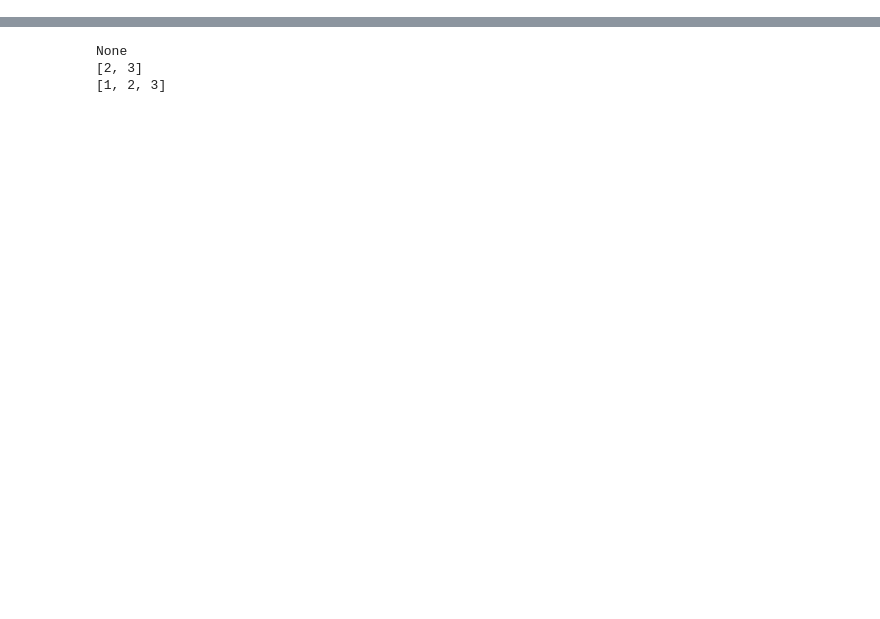
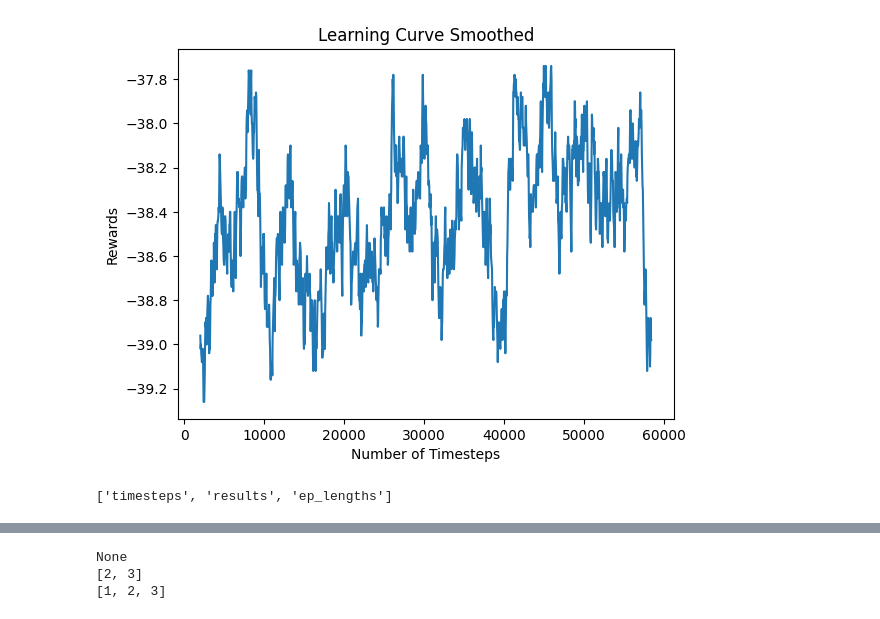
Before and after one commit to Farid-Najar/TransportersDilemma, a Jupyter notebook: RL/notebook.ipynb, the cells around one changed output, grey strips where cells are left out. Saved outputs shown, nothing was run; the diff lists cells and outputs as text; code cells hidden in the pictures; blank space fills up the shorter version.

```diff
--- a/RL/notebook.ipynb
+++ b/RL/notebook.ipynb
@@ -15,0 +6,30 @@ FileNotFoundError: [Errno 2] No such file or directory: 'assignment.py'
+# %%
+def moving_average(values, window):
+    """
+    Smooth values by doing a moving average
+    :param values: (numpy array)
+    :param window: (int)
+    :return: (numpy array)
+    """
+    weights = np.repeat(1.0, window) / window
+    return np.convolve(values, weights, "valid")
+
+
+def plot_results(log_folder, title="Learning Curve"):
+    """
+    plot the results
+
+    :param log_folder: (str) the save location of the results to plot
+    :param title: (str) the title of the task to plot
+    """
+    x, y = ts2xy(load_results(log_folder), "timesteps")
+    y = moving_average(y, window=50)
+    # Truncate x
+    x = x[len(x) - len(y) :]
+
+    fig = plt.figure(title)
+    plt.plot(x, y)
+    plt.xlabel("Number of Timesteps")
+    plt.ylabel("Rewards")
+    plt.title(title + " Smoothed")
+    plt.show()
@@ -15,0 +44,4 @@ FileNotFoundError: [Errno 2] No such file or directory: 'assignment.py'
+# %%
+plot_results(log_dir)
+# %% [output]
+[figure, added]
@@ -15,0 +51,4 @@ FileNotFoundError: [Errno 2] No such file or directory: 'assignment.py'
+# %%
+evals.files
+# %% [output]
+['timesteps', 'results', 'ep_lengths']
```
Also changed, not shown: parts of 15 cells of this notebook, 48 other files.
